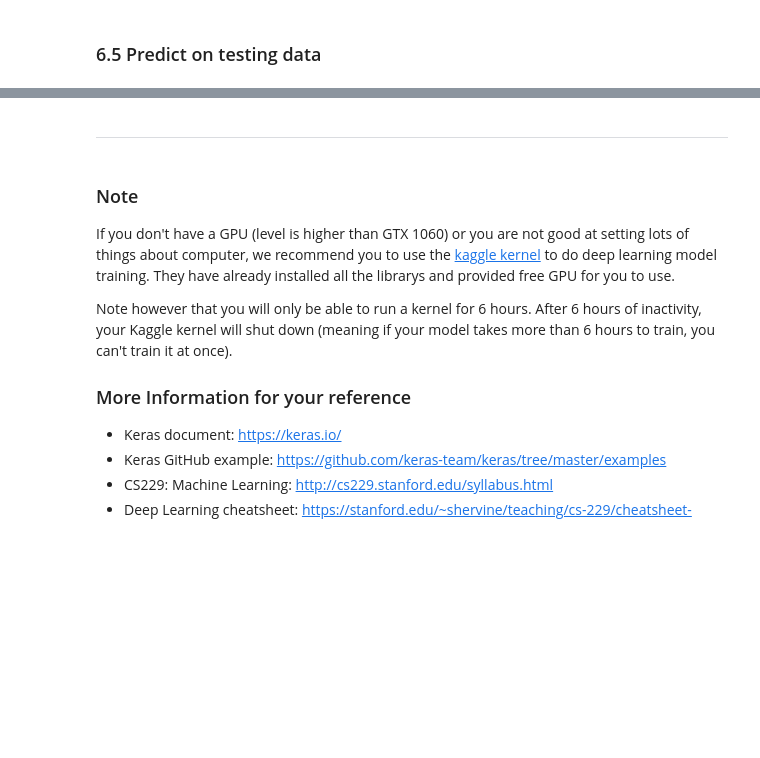
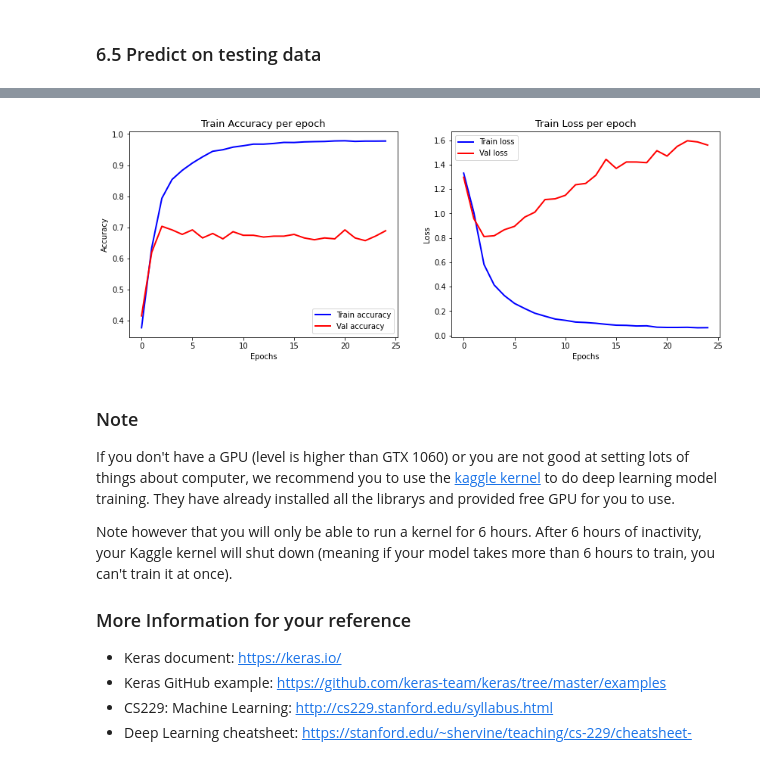
Before and after one commit to YiChiChao/DM2022-Lab2-Homework, a Jupyter notebook: DM2022-Lab2-Homework.ipynb, the cells around one changed output, grey strips where cells are left out. Cells and saved outputs as stored; diff of their text form; code cells hidden in the pictures; blank space fills up the shorter version.

```diff
--- a/DM2022-Lab2-Homework.ipynb
+++ b/DM2022-Lab2-Homework.ipynb
@@ -720,5 +845,21 @@ Plot the Training and Validation Accuracy and Loss (different plots), just like
-# %% [markdown]
----
+# %%
+# Answer here
+def make_line_plot(i, epoch ,train_y, val_y, train_title, val_title, y_title, plot_title):
+    plt.subplot(120+i)
+    plt.plot(epoch, train_y, color='blue', linewidth="2", label= train_title)
+    plt.plot(epoch, val_y, color='red', linewidth="2", label= val_title)
+    plt.xlabel('Epochs', fontsize="10")
+    plt.ylabel(y_title, fontsize="10")
+    plt.title(plot_title, fontsize="13")
+
+    plt.legend()
+# %%
+plt.figure(figsize=(14, 5))
+make_line_plot(1, training_log.epoch, training_log.accuracy ,training_log.val_accuracy, "Train accuracy", "Val accuracy", "Accuracy", "Train Accuracy per epoch")
+make_line_plot(2, training_log.epoch, training_log.loss ,training_log.val_loss, "Train loss", "Val loss", "Loss", "Train Loss per epoch")
+plt.show()
+# %% [output]
+[figure, added]
 # %% [markdown]
 ### Note
 
```
Also changed, not shown: parts of 44 cells of this notebook.
